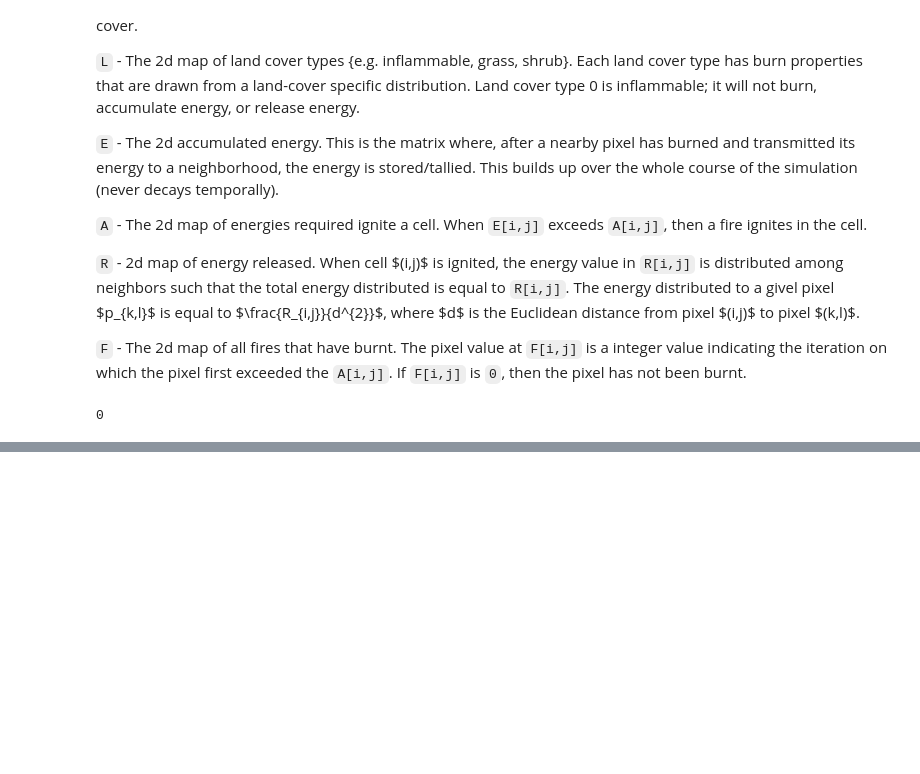
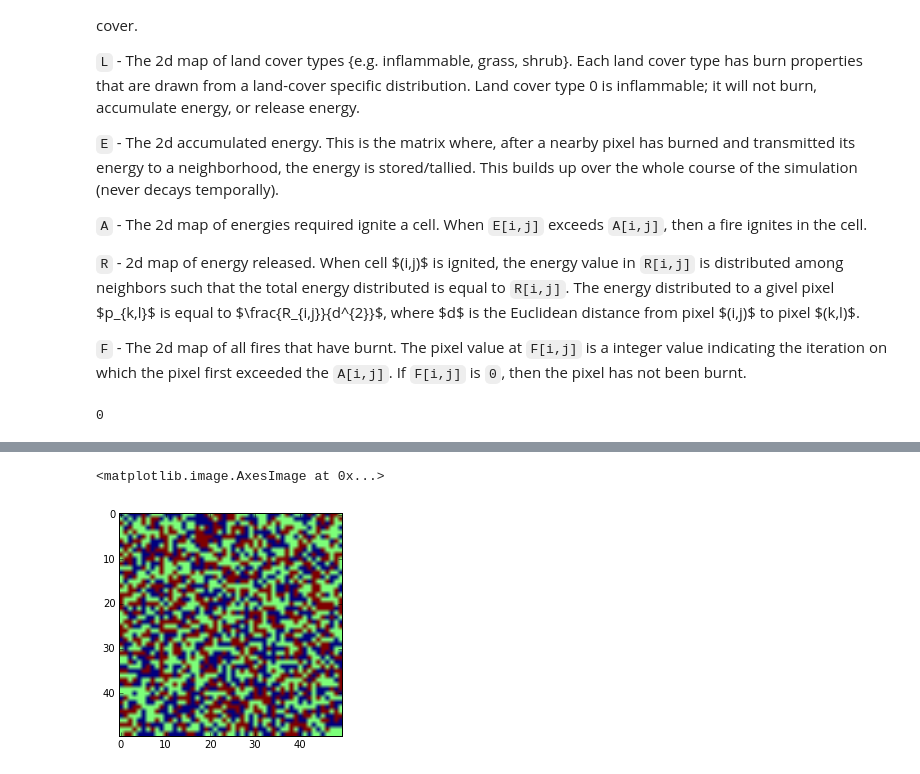
Before and after one commit to mvsaha/fire_sim, a Jupyter notebook: dev/notebooks/EnergyRelease_ActivationEnergy.ipynb, the cells around one changed output, grey strips where cells are left out. Cells and saved outputs as stored; diff of their text form; code cells hidden in the pictures; blank space fills up the shorter version.

```diff
--- a/dev/notebooks/EnergyRelease_ActivationEnergy.ipynb
+++ b/dev/notebooks/EnergyRelease_ActivationEnergy.ipynb
@@ -200,2 +289,7 @@ A_distr = parameterize(np.
+# %%
+imshow(sim.L)
+# %% [output]
+<matplotlib.image.AxesImage at 0x...>
+[figure, added]
 # %%
 np.array([0,0,0,1,1,1],dtype=bool).astype(float)
```
Also changed, not shown: parts of 15 cells of this notebook, 1 other file.
